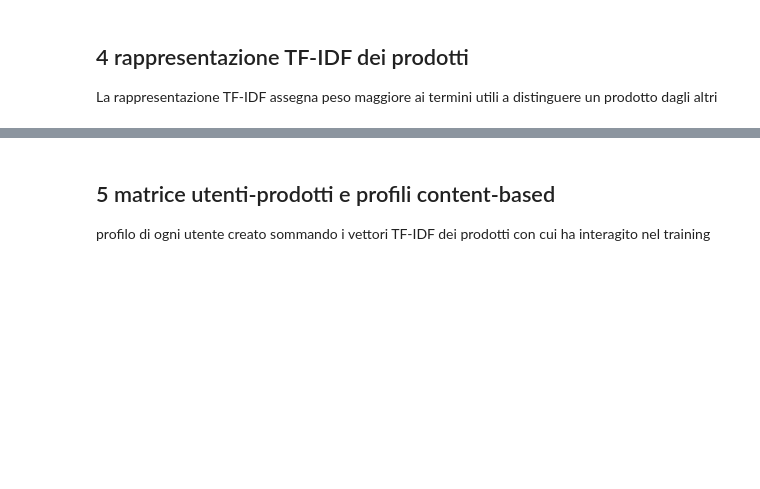
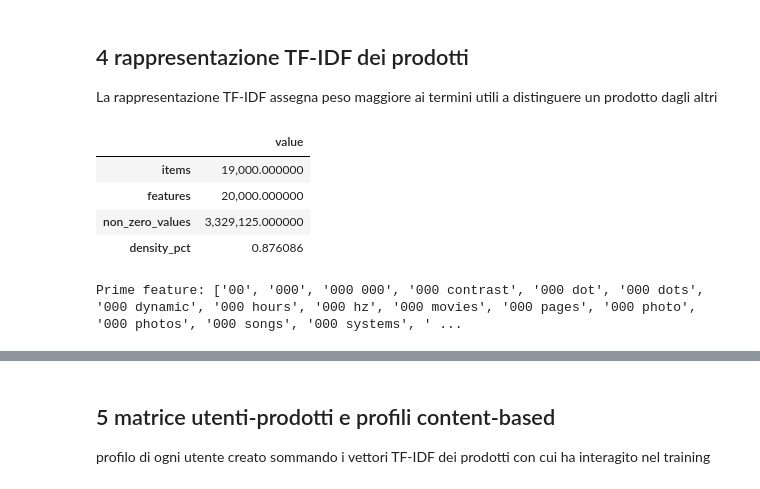
Before and after one commit to arsid2828/Tesi-ecommerce, a Jupyter notebook: notebooks/test_dataset2/05_amazon_like_content_based_hybrid_recommender.ipynb, the cells around one changed output, grey strips where cells are left out. Saved outputs shown, nothing was run; the diff lists cells and outputs as text; code cells hidden in the pictures; blank space fills up the shorter version.

```diff
--- a/notebooks/test_dataset2/05_amazon_like_content_based_hybrid_recommender.ipynb
+++ b/notebooks/test_dataset2/05_amazon_like_content_based_hybrid_recommender.ipynb
@@ -313,37 +358,39 @@ La rappresentazione TF-IDF assegna peso maggiore ai termini utili a distinguere
 # %%
 tfidf_vectorizer=TfidfVectorizer( #configuriamo traformatore TF-IDF
     max_features=MAX_TFIDF_FEATURES,
     min_df=TFIDF_MIN_DF,
     max_df=TFIDF_MAX_DF,
     ngram_range=TFIDF_NGRAM_RANGE,
     stop_words=TFIDF_STOP_WORDS,
     strip_accents="unicode",
     lowercase=True,
     dtype=np.float32,
 )
 
-try:
-    #impara vocabolario dei testi dei prodotti, trasforma ogni prodotto in un vettore TF-IDF
-    item_tfidf_matrix=tfidf_vectorizer.fit_transform(content_texts).tocsr()
-except ValueError as error:
-    #se non va, riprova con filtro meno severo, accetta anche parole presenti in un solo prodotto
-    print("TF-IDF fallback con min_df=1:",error)
-    tfidf_vectorizer.set_params(min_df=1)
-    item_tfidf_matrix=tfidf_vectorizer.fit_transform(content_texts).tocsr()
+#impara vocabolario dei testi dei prodotti, trasforma ogni prodotto in un vettore TF-IDF
+item_tfidf_matrix=tfidf_vectorizer.fit_transform(content_texts).tocsr()
+
 #normalizza ogni riga della matrice, portati sulla stessa scala
 item_tfidf_matrix=normalize(item_tfidf_matrix,norm="l2",axis=1,copy=False)
 #salva i nomi delle parole/bigrammi usati
 feature_names=np.array(tfidf_vectorizer.get_feature_names_out())
 
 tfidf_stats={
     "items":int(item_tfidf_matrix.shape[0]),
     "features":int(item_tfidf_matrix.shape[1]), #num di termini TF-IDF usati, cioè colonne
     "non_zero_values":int(item_tfidf_matrix.nnz),
     "density_pct":float(item_tfidf_matrix.nnz/(item_tfidf_matrix.shape[0]*item_tfidf_matrix.shape[1])*100),
 }
 
 display(pd.DataFrame.from_dict(tfidf_stats,orient="index",columns=["value"]))
 print("Prime feature:",feature_names[:30].tolist())
+# %% [output]
+|  | value |
+| items | 19,000.000000 |
+| features | 20,000.000000 |
+| non_zero_values | 3,329,125.000000 |
+| density_pct | 0.876086 |
+Prime feature: ['00', '000', '000 000', '000 contrast', '000 dot', '000 dots', '000 dynamic', '000 hours', '000 hz', '000 movies', '000 pages', '000 photo', '000 photos', '000 songs', '000 systems', ' ...
 # %%
 def top_terms_for_item(item_idx,top_n=12): #prende un prodotto tramite indice e restituisce i suoi termini TF-IDF più importanti
     row=item_tfidf_matrix[int(item_idx)]
```
Also changed, not shown: parts of 23 cells of this notebook, 1 other file.
